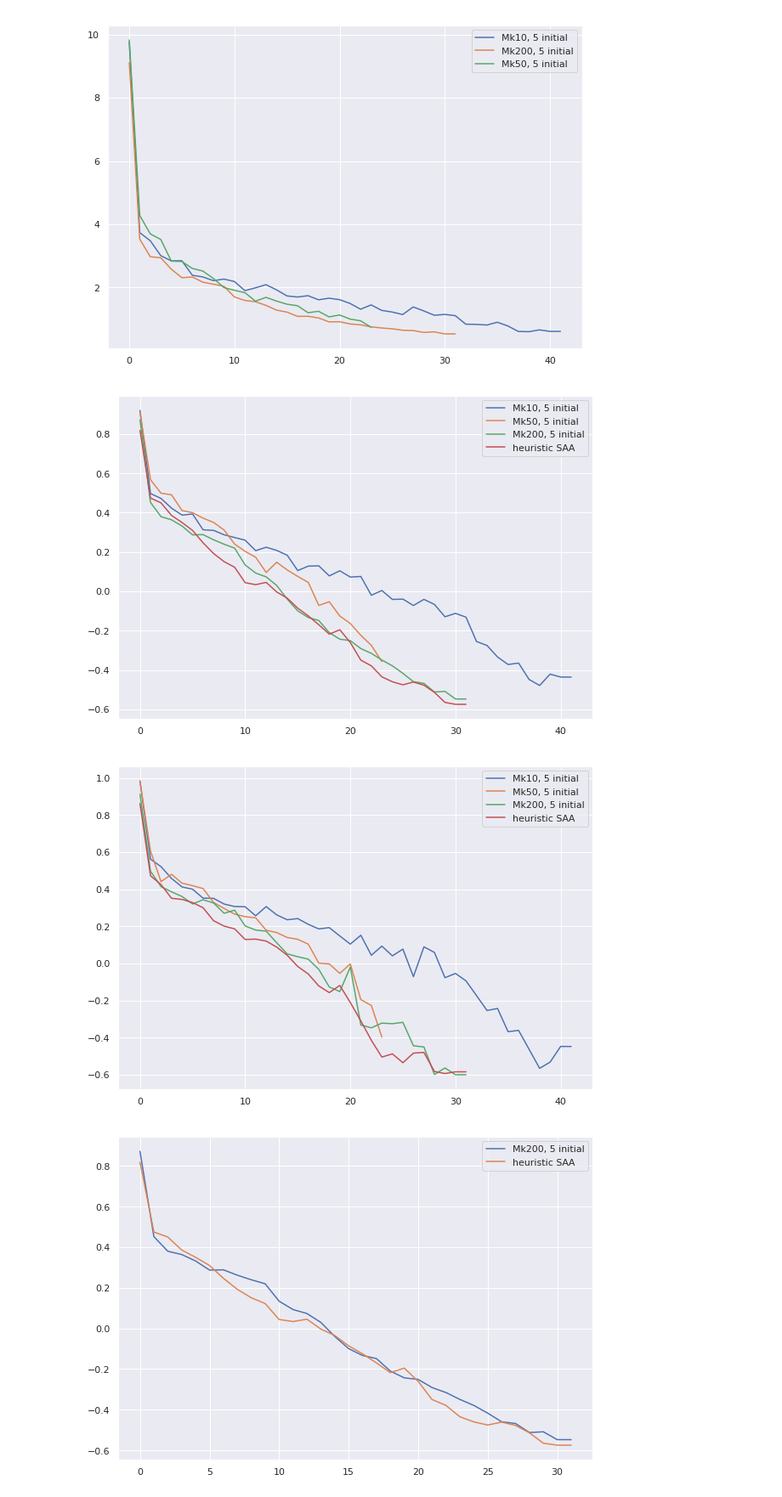
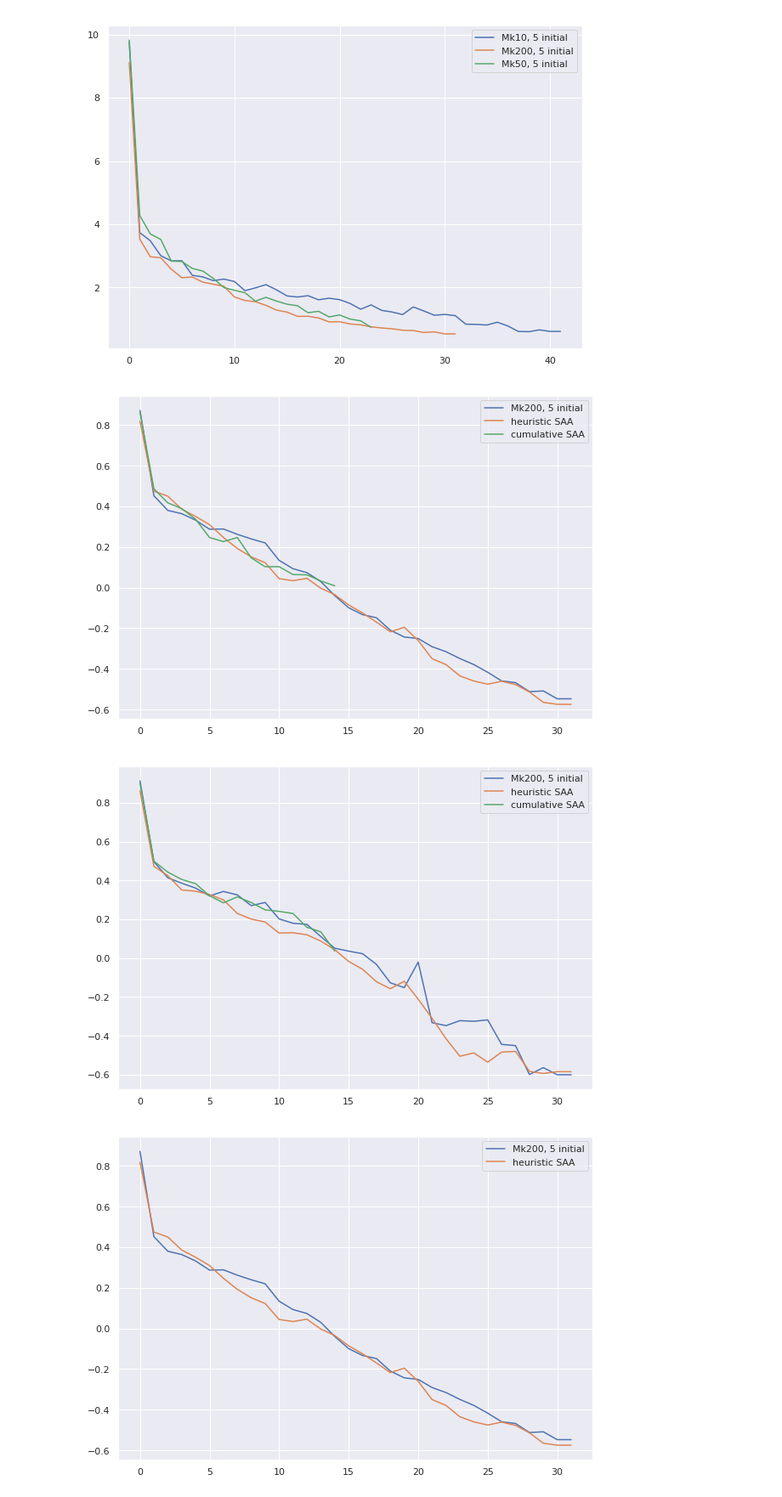
Before and after one commit to kkh8676/opt_functions, a Jupyter notebook: levy_Mk_Mj_SAA.ipynb, the cells around one changed output. Shown at 85% size. Saved outputs shown, nothing was run; the diff lists cells and outputs as text; code cells hidden in the pictures.

```diff
--- a/levy_Mk_Mj_SAA.ipynb
+++ b/levy_Mk_Mj_SAA.ipynb
@@ -146,6 +161,22 @@ locs_saa_test_v2_exp = functions.get_recomm_loc(recomm_saa_test_v2_exp)
 locs_saa_test_v3_exp = functions.get_recomm_loc(recomm_saa_test_v3_exp)
 
 locs_saa_N5_seq5_exp = functions.get_recomm_loc(recomm_saa_N5_seq5)
+
+locs_saa_origin_exp = functions.get_recomm_loc(recomm_saa_origin_exp)
+
+locs_saa_cumulative_exp = functions.get_recomm_loc(recomm_saa_cumulative_exp)
+# %%
+minimum = 35
+for exp in locs_saa_origin_exp:
+    minimum = minimum if len(exp) > minimum else len(exp)
+
+locs_saa_origin_exp = [list_[:minimum] for list_ in locs_saa_origin_exp]
+
+minimum = 35
+for exp in locs_saa_cumulative_exp:
+    minimum = minimum if len(exp) > minimum else len(exp)
+
+locs_saa_cumulative_exp = [list_[:minimum] for list_ in locs_saa_cumulative_exp]
 # %%
 locs_saa_test_exp = [list_[:11] for list_ in locs_saa_test_exp]
 locs_saa_test_v2_exp = [list_[:12] for list_ in locs_saa_test_v2_exp]
@@ -296,6 +335,10 @@ irs_saa_test_v2_exp = get_irs_whole_exp(locs_saa_test_v2_exp)
 irs_saa_test_v3_exp = get_irs_whole_exp(locs_saa_test_v3_exp)
 
 irs_saa_N5_seq5_exp = get_irs_whole_exp(locs_saa_N5_seq5_exp)
+
+irs_saa_origin_exp = get_irs_whole_exp(locs_saa_origin_exp)
+
+irs_saa_cumulative_exp = get_irs_whole_exp(locs_saa_cumulative_exp)
 # %% [markdown]
 #### get averaged and median value of IR
 # %%
@@ -338,6 +385,10 @@ irs_saa_test_v2_median = get_median_irs(irs_saa_test_v2_exp)
 irs_saa_test_v3_median = get_median_irs(irs_saa_test_v3_exp)
 
 irs_saa_N5_seq5_median = get_median_irs(irs_saa_N5_seq5_exp)
+
+irs_saa_origin_median = get_median_irs(irs_saa_origin_exp)
+
+irs_saa_cumulative_median = get_median_irs(irs_saa_cumulative_exp)
 # %% [markdown]
 ### Plotting the real function value at suggested location
 # %%
@@ -429,30 +482,37 @@ plt.show()
 [figure]
 # %%
 plt.figure(figsize=(10,7))
-plt.plot(irs_initial5_Mk10_Mj1_v2_avg[3:], label="Mk10, 5 initial")
-plt.plot(irs_initial5_Mk50_Mj1_v2_avg[3:], label='Mk50, 5 initial')
+#plt.plot(irs_initial5_Mk10_Mj1_v2_avg[3:], label="Mk10, 5 initial")
+#plt.plot(irs_initial5_Mk50_Mj1_v2_avg[3:], label='Mk50, 5 initial')
 
 plt.plot(irs_initial5_Mk200_Mj1_v3_avg[3:], label='Mk200, 5 initial')
 plt.plot(irs_saa_N5_seq5_avg[3:], label='heuristic SAA')
+#plt.plot(irs_saa_origin_avg[3:], label='original SAA')
+
+plt.plot(irs_saa_cumulative_avg[3:], label='cumulative SAA')
 
 
 plt.legend()
 plt.show()
 # %% [output]
-[figure, old version]
+[figure, new version]
 # %%
 plt.figure(figsize=(10,7))
-plt.plot(irs_initial5_Mk10_Mj1_v2_median[3:], label="Mk10, 5 initial")
-plt.plot(irs_initial5_Mk50_Mj1_v2_median[3:], label='Mk50, 5 initial')
+#plt.plot(irs_initial5_Mk10_Mj1_v2_median[3:], label="Mk10, 5 initial")
+#plt.plot(irs_initial5_Mk50_Mj1_v2_median[3:], label='Mk50, 5 initial')
 
 plt.plot(irs_initial5_Mk200_Mj1_v3_median[3:], label='Mk200, 5 initial')
 plt.plot(irs_saa_N5_seq5_median[3:], label='heuristic SAA')
 
+#plt.plot(irs_saa_origin_median[3:], label='original SAA')
+
+plt.plot(irs_saa_cumulative_median[3:], label='cumulative SAA')
+
 
 plt.legend()
 plt.show()
 # %% [output]
-[figure, old version]
+[figure, new version]
 # %%
 plt.figure(figsize=(10,7))
 #plt.plot(irs_initial5_Mk10_Mj1_v2_avg[3:], label="Mk10, 5 initial")
```
Also changed, not shown: parts of 6 cells of this notebook.
